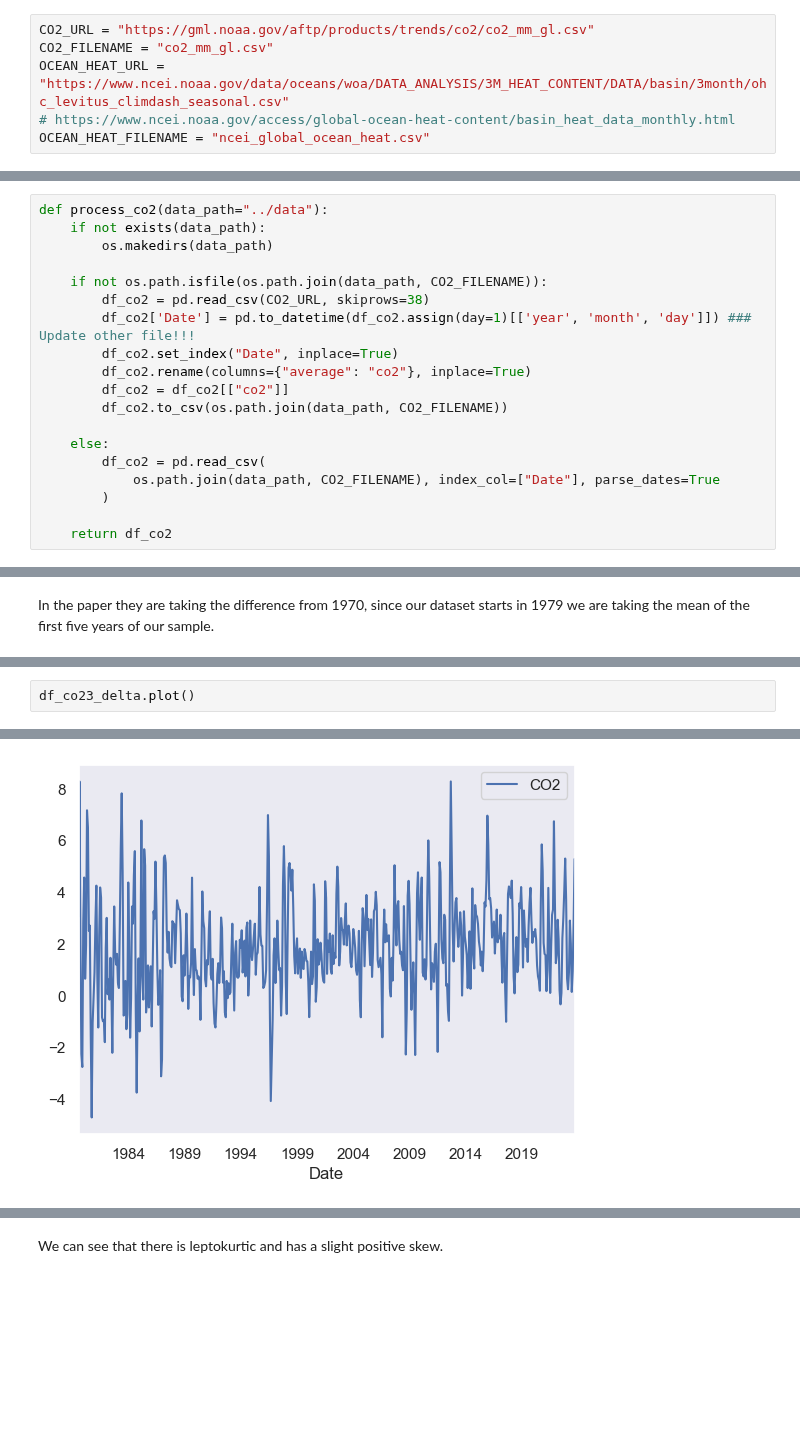
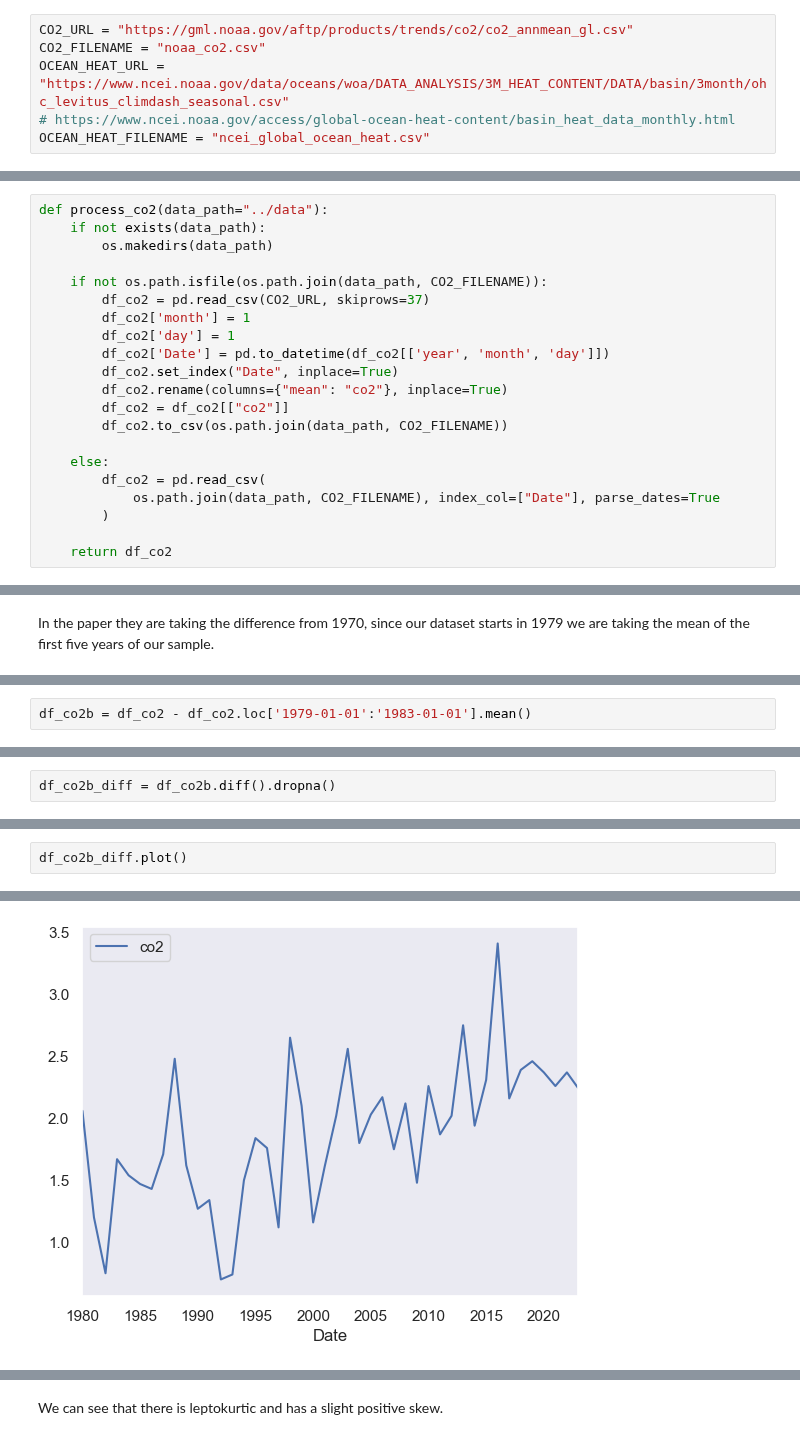
Before and after one commit to jessegrabowski/laos-climate-change, a Jupyter notebook: notebooks/EDA Climate.ipynb, the cells around one changed output, grey strips where cells are left out. Drawn from its saved outputs; the diff is of its cells as text; blank space fills up the shorter version.

```diff
--- a/notebooks/EDA Climate.ipynb
+++ b/notebooks/EDA Climate.ipynb
@@ -11,6 +14,6 @@ sns.set_theme(style="dark")
 # %%
-CO2_URL = "https://gml.noaa.gov/aftp/products/trends/co2/co2_mm_gl.csv"
-CO2_FILENAME = "co2_mm_gl.csv"
+CO2_URL = "https://gml.noaa.gov/aftp/products/trends/co2/co2_annmean_gl.csv"
+CO2_FILENAME = "noaa_co2.csv"
 OCEAN_HEAT_URL = "https://www.ncei.noaa.gov/data/oceans/woa/DATA_ANALYSIS/3M_HEAT_CONTENT/DATA/basin/3month/ohc_levitus_climdash_seasonal.csv"
 # https://www.ncei.noaa.gov/access/global-ocean-heat-content/basin_heat_data_monthly.html
 OCEAN_HEAT_FILENAME = "ncei_global_ocean_heat.csv"
@@ -40,10 +43,12 @@ def process_co2(data_path="../data"):
         os.makedirs(data_path)
 
     if not os.path.isfile(os.path.join(data_path, CO2_FILENAME)):
-        df_co2 = pd.read_csv(CO2_URL, skiprows=38)
-        df_co2['Date'] = pd.to_datetime(df_co2.assign(day=1)[['year', 'month', 'day']]) ### Update other file!!!
+        df_co2 = pd.read_csv(CO2_URL, skiprows=37)
+        df_co2['month'] = 1
+        df_co2['day'] = 1
+        df_co2['Date'] = pd.to_datetime(df_co2[['year', 'month', 'day']])
         df_co2.set_index("Date", inplace=True)
-        df_co2.rename(columns={"average": "co2"}, inplace=True)
+        df_co2.rename(columns={"mean": "co2"}, inplace=True)
         df_co2 = df_co2[["co2"]]
         df_co2.to_csv(os.path.join(data_path, CO2_FILENAME))
 
@@ -272 +202,3 @@ df_co23 = df_co22 - df_co22.loc['1979-07-01':'1984-06-30'].mean()
+# %%
+df_co2b = df_co2 - df_co2.loc['1979-01-01':'1983-01-01'].mean()
 # %%
@@ -283,0 +211,2 @@ It is stationary but with variable skedasticity (for example look at the mid-199
+# %%
+df_co2b_diff = df_co2b.diff().dropna()
@@ -284,5 +215,5 @@ It is stationary but with variable skedasticity (for example look at the mid-199
 # %%
-df_co23_delta.plot()
+df_co2b_diff.plot()
 # %% [output]
 <Axes: xlabel='Date'>
-[figure, old version]
+[figure, new version]
```
Also changed, not shown: parts of 100 cells of this notebook.
